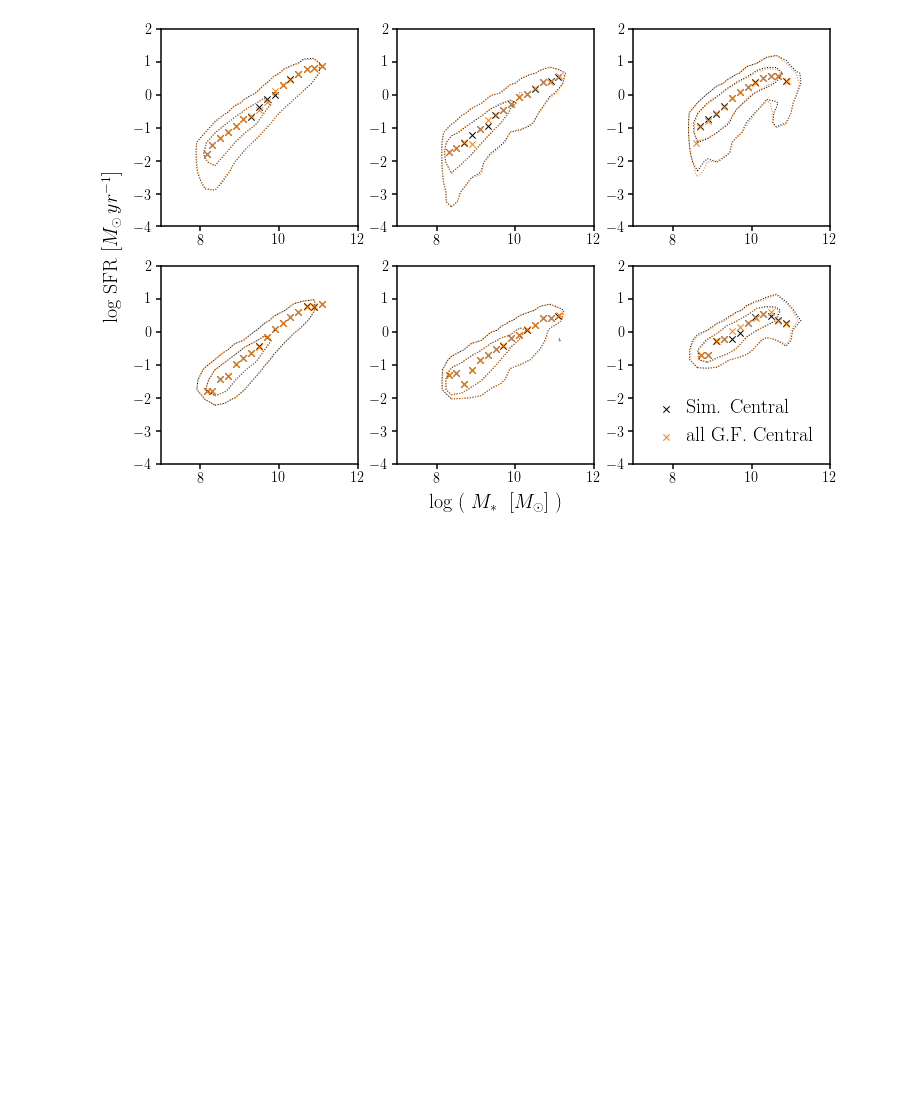
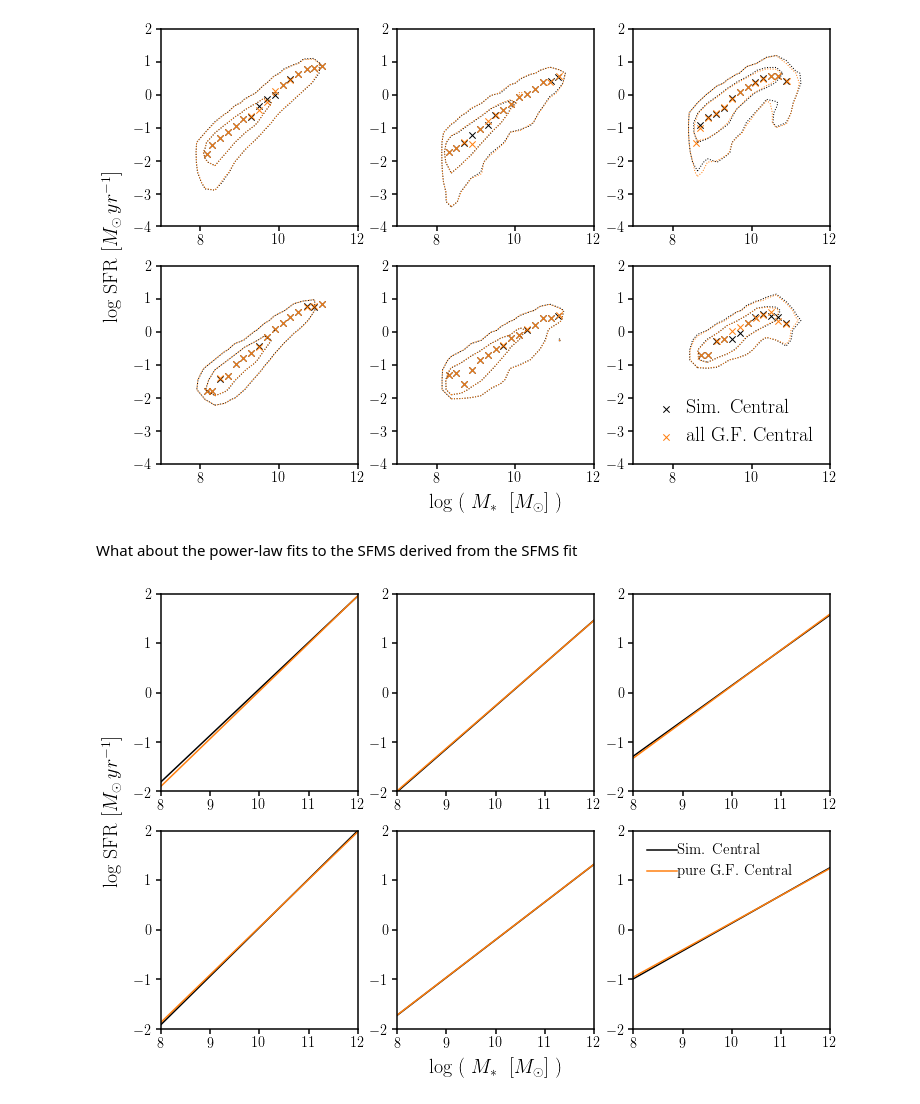
Before and after one commit to changhoonhahn/LetsTalkAboutQuench, a Jupyter notebook: letstalkaboutquench/notebooks/notes_groupfinder_fSFMS.ipynb, the cells around one changed output. Cells and saved outputs as stored; diff of their text form; code cells hidden in the pictures; blank space fills up the shorter version.

Commit message:
impact of group finder classification on power-law SFMS fit

```diff
--- a/letstalkaboutquench/notebooks/notes_groupfinder_fSFMS.ipynb
+++ b/letstalkaboutquench/notebooks/notes_groupfinder_fSFMS.ipynb
@@ -175,3 +182,44 @@ fSFMS_central('pure')
 fSFMS_central('all')
 # %% [output]
 [figure]
+# %% [markdown]
+What about the power-law fits to the SFMS derived from the SFMS fit
+# %%
+def powerlaw_SFMS_central(cen, n_mc=20):
+    m_arr = np.linspace(7., 12., 100)
+    fig = plt.figure(figsize=(12, 8))
+    bkgd = fig.add_subplot(111, frameon=False)
+    for i_c, cat in enumerate(['illustris', 'eagle', 'mufasa']):
+        for i_t, tscale in enumerate(['inst', '100myr']):
+            # simulation centrals
+            logM_scen, logSFR_scen = Catalog_SimCentrals(cat+'_'+tscale)
+            logM_gcen, logSFR_gcen = Catalog_GFCentrals(cat+'_'+tscale, cen=cen)
+
+            f_sfms_scen, f_sfms_gcen = [], []
+            for i in range(n_mc):
+                fSFMS = fstarforms()
+                _ = fSFMS.fit(logM_scen, logSFR_scen, method='gaussmix',
+                                         dlogm=0.2, fit_range=[8.,11.4], maxcomp=3, silent=True)
+                f_sfms_scen_i = fSFMS.powerlaw(logMfid=10.5)
+                f_sfms_scen.append(f_sfms_scen_i(m_arr))
+
+                fSFMS_gf = fstarforms()
+                _ = fSFMS_gf.fit(logM_gcen, logSFR_gcen, method='gaussmix',
+                                       dlogm=0.2, fit_range=[8.,11.4], maxcomp=3, silent=True)
+                f_sfms_gcen_i = fSFMS_gf.powerlaw(logMfid=10.5)
+                f_sfms_gcen.append(f_sfms_gcen_i(m_arr))
+
+            sub = fig.add_subplot(2,3,1+i_c+3*i_t)
+            sub.plot(m_arr, np.mean(np.array(f_sfms_scen), axis=0), c='k', label='Sim. Central')
+            sub.plot(m_arr, np.mean(np.array(f_sfms_gcen), axis=0), c='C1', label=cen+' G.F. Central')
+
+            sub.set_xlim([8., 12.])
+            sub.set_ylim([-2., 2.])
+    sub.legend(loc='upper left', handletextpad=0., prop={'size':15})
+    bkgd.set_xlabel(r'log ( $M_* \;\;[M_\odot]$ )', labelpad=10, fontsize=20)
+    bkgd.set_ylabel(r'log SFR $[M_\odot \, yr^{-1}]$', labelpad=10, fontsize=20)
+    bkgd.tick_params(labelcolor='none', top='off', bottom='off', left='off', right='off')
+# %%
+powerlaw_SFMS_central('pure')
+# %% [output]
+[figure, added]
```
Also changed, not shown: parts of 2 cells of this notebook, 2 other files.
